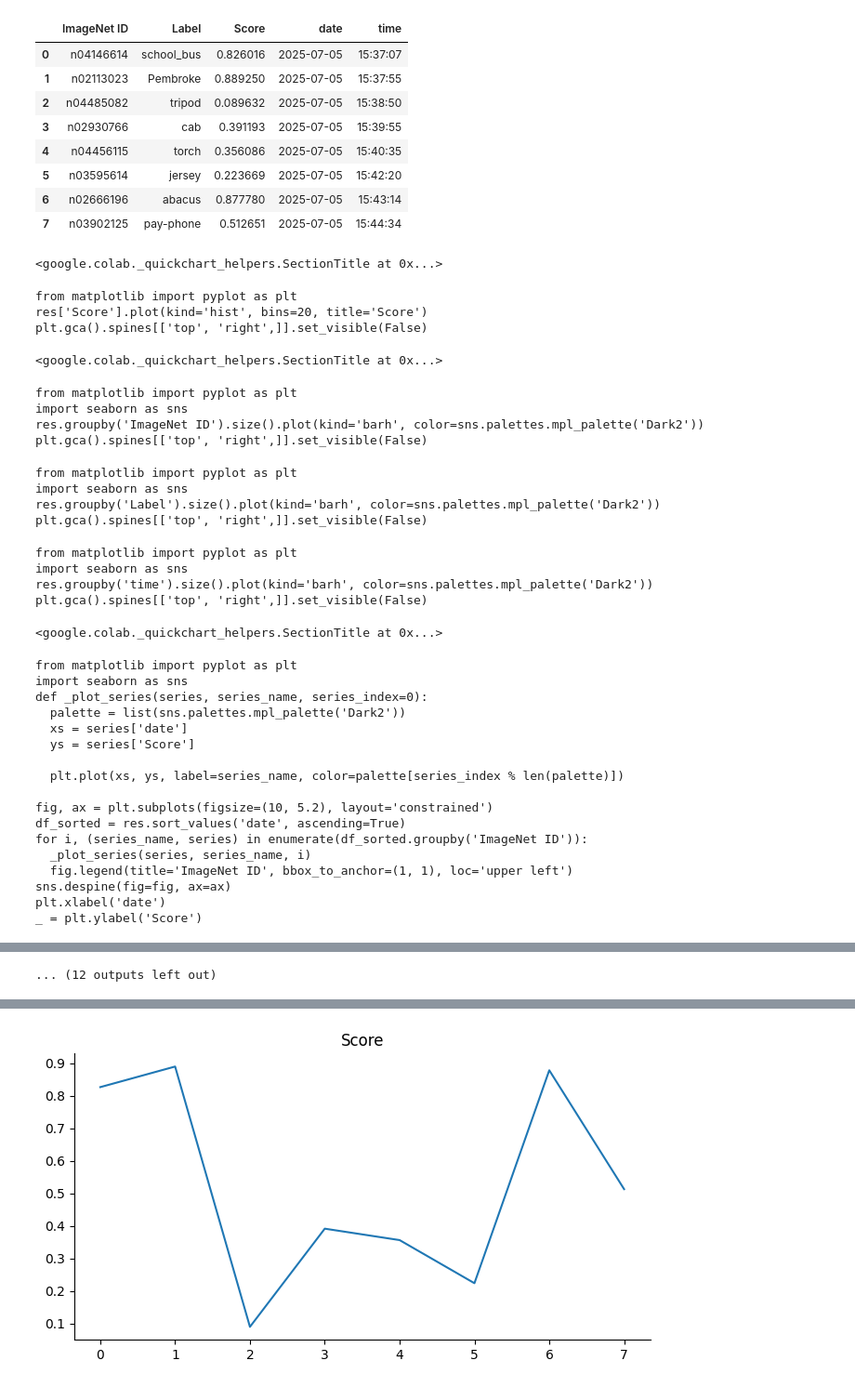
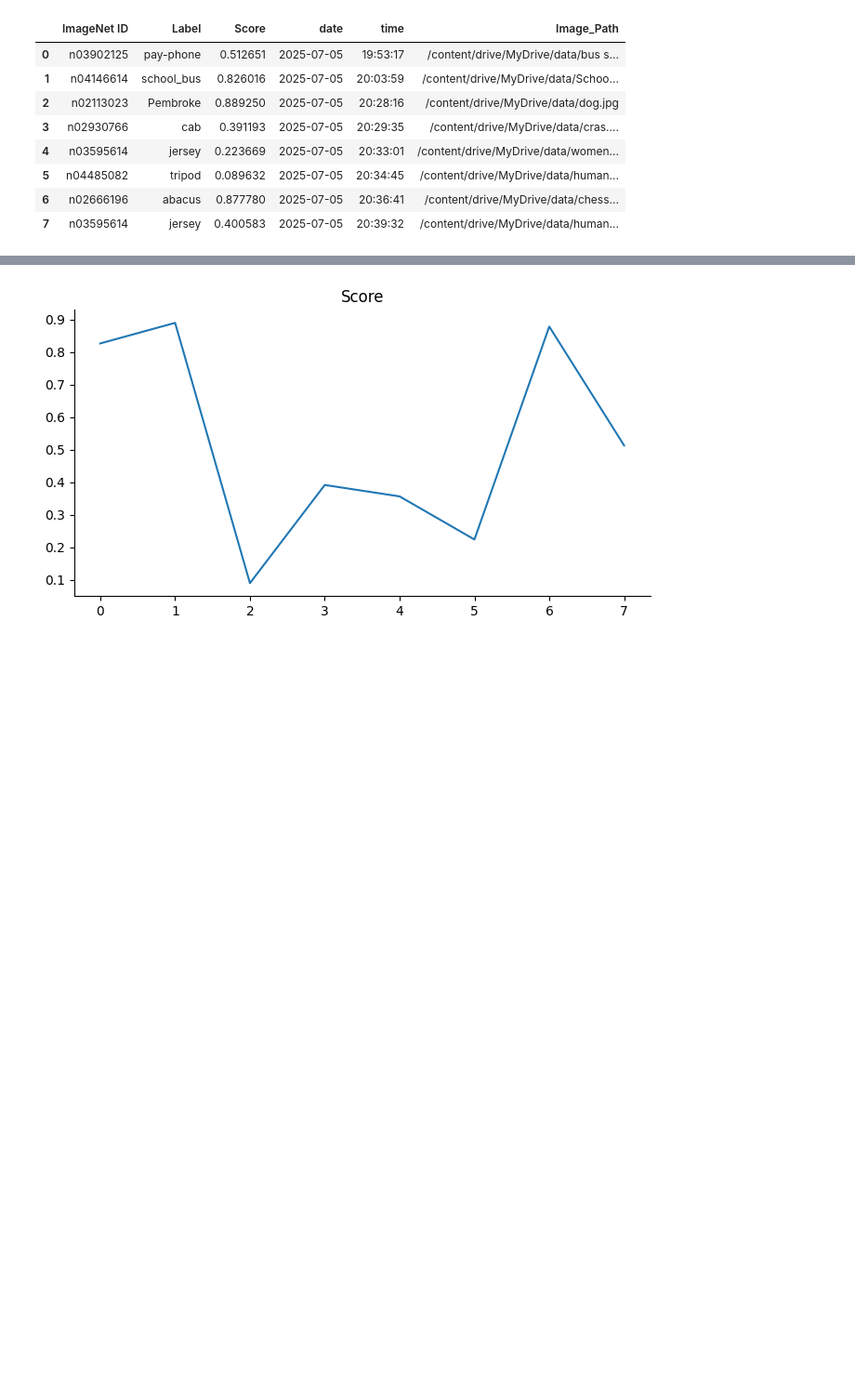
Before and after one commit to Dexter0013/Operations-on-Databases, a Jupyter notebook: csv_to_panda.ipynb, the cells around one changed output, grey strips where cells are left out. Shown at 93% size. Cells and saved outputs as stored; diff of their text form; code cells hidden in the pictures; blank space fills up the shorter version.

```diff
--- a/csv_to_panda.ipynb
+++ b/csv_to_panda.ipynb
@@ -70,49 +71,14 @@ Prediction results appended to data/prediction_results.csv
 # %%
 import pandas as pd
-res=pd.read_csv('/content/drive/MyDrive/data/prediction_results.csv')
+res=pd.read_csv('/content/drive/MyDrive/data/prediction_results_imgPath.csv')
 res
 # %% [output]
-|  | ImageNet ID | Label | Score | date | time |
-| 0 | n04146614 | school_bus | 0.826016 | 2025-07-05 | 15:37:07 |
-| 1 | n02113023 | Pembroke | 0.889250 | 2025-07-05 | 15:37:55 |
-| 2 | n04485082 | tripod | 0.089632 | 2025-07-05 | 15:38:50 |
-| 3 | n02930766 | cab | 0.391193 | 2025-07-05 | 15:39:55 |
-| 4 | n04456115 | torch | 0.356086 | 2025-07-05 | 15:40:35 |
-| 5 | n03595614 | jersey | 0.223669 | 2025-07-05 | 15:42:20 |
-| 6 | n02666196 | abacus | 0.877780 | 2025-07-05 | 15:43:14 |
-| 7 | n03902125 | pay-phone | 0.512651 | 2025-07-05 | 15:44:34 |
+|  | ImageNet ID | Label | Score | date | time | Image_Path |
+| 0 | n03902125 | pay-phone | 0.512651 | 2025-07-05 | 19:53:17 | /content/drive/MyDrive/data/bus s... |
+| 1 | n04146614 | school_bus | 0.826016 | 2025-07-05 | 20:03:59 | /content/drive/MyDrive/data/Schoo... |
+| 2 | n02113023 | Pembroke | 0.889250 | 2025-07-05 | 20:28:16 | /content/drive/MyDrive/data/dog.jpg |
+| 3 | n02930766 | cab | 0.391193 | 2025-07-05 | 20:29:35 | /content/drive/MyDrive/data/cras.... |
+| 4 | n03595614 | jersey | 0.223669 | 2025-07-05 | 20:33:01 | /content/drive/MyDrive/data/women... |
+| 5 | n04485082 | tripod | 0.089632 | 2025-07-05 | 20:34:45 | /content/drive/MyDrive/data/human... |
+| 6 | n02666196 | abacus | 0.877780 | 2025-07-05 | 20:36:41 | /content/drive/MyDrive/data/chess... |
+| 7 | n03595614 | jersey | 0.400583 | 2025-07-05 | 20:39:32 | /content/drive/MyDrive/data/human... |
-<google.colab._quickchart_helpers.SectionTitle at 0x...>
-from matplotlib import pyplot as plt
-res['Score'].plot(kind='hist', bins=20, title='Score')
-plt.gca().spines[['top', 'right',]].set_visible(False)
-<google.colab._quickchart_helpers.SectionTitle at 0x...>
-from matplotlib import pyplot as plt
-import seaborn as sns
-res.groupby('ImageNet ID').size().plot(kind='barh', color=sns.palettes.mpl_palette('Dark2'))
-plt.gca().spines[['top', 'right',]].set_visible(False)
-from matplotlib import pyplot as plt
-import seaborn as sns
-res.groupby('Label').size().plot(kind='barh', color=sns.palettes.mpl_palette('Dark2'))
-plt.gca().spines[['top', 'right',]].set_visible(False)
-from matplotlib import pyplot as plt
-import seaborn as sns
-res.groupby('time').size().plot(kind='barh', color=sns.palettes.mpl_palette('Dark2'))
-plt.gca().spines[['top', 'right',]].set_visible(False)
-<google.colab._quickchart_helpers.SectionTitle at 0x...>
-from matplotlib import pyplot as plt
-import seaborn as sns
-def _plot_series(series, series_name, series_index=0):
-  palette = list(sns.palettes.mpl_palette('Dark2'))
-  xs = series['date']
-  ys = series['Score']
-
-  plt.plot(xs, ys, label=series_name, color=palette[series_index % len(palette)])
-
-fig, ax = plt.subplots(figsize=(10, 5.2), layout='constrained')
-df_sorted = res.sort_values('date', ascending=True)
-for i, (series_name, series) in enumerate(df_sorted.groupby('ImageNet ID')):
-  _plot_series(series, series_name, i)
-  fig.legend(title='ImageNet ID', bbox_to_anchor=(1, 1), loc='upper left')
-sns.despine(fig=fig, ax=ax)
-plt.xlabel('date')
-_ = plt.ylabel('Score')
@@ -170 +84,0 @@ _ = plt.ylabel('count()')
-... (12 outputs left out)
```
Also changed, not shown: parts of 8 cells of this notebook.
